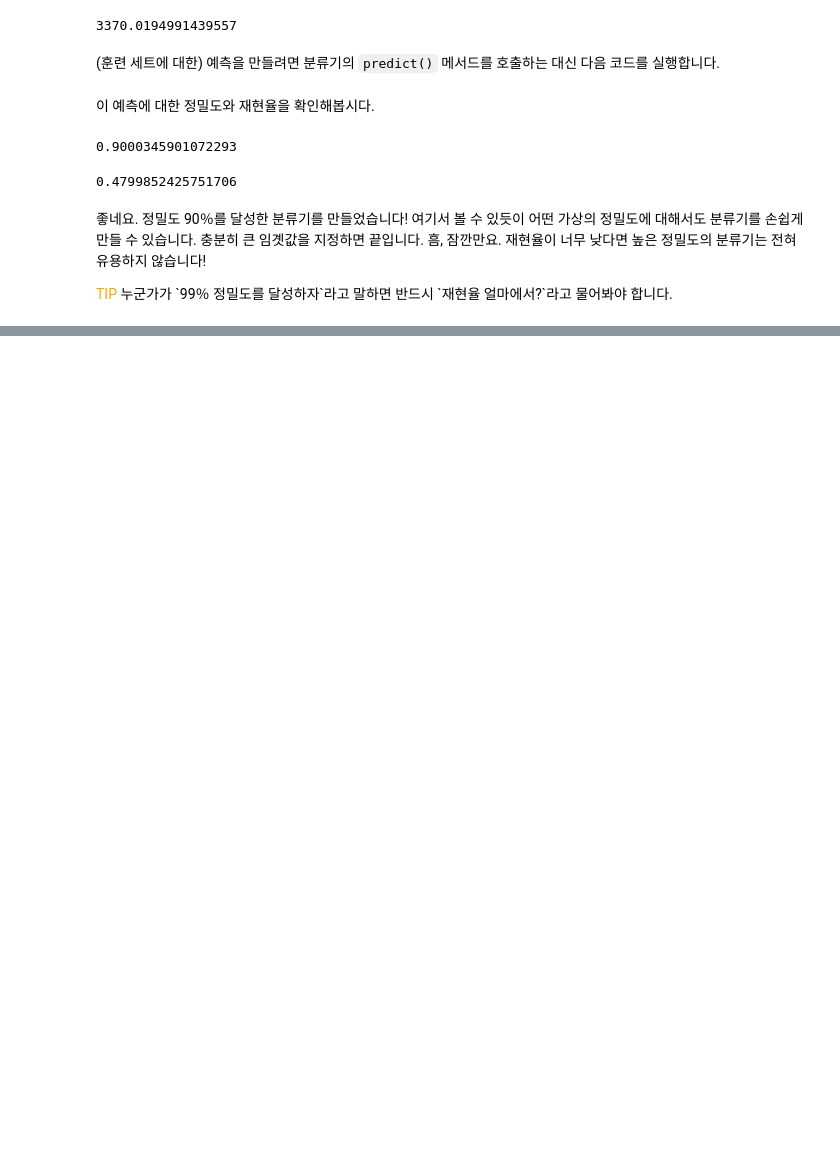
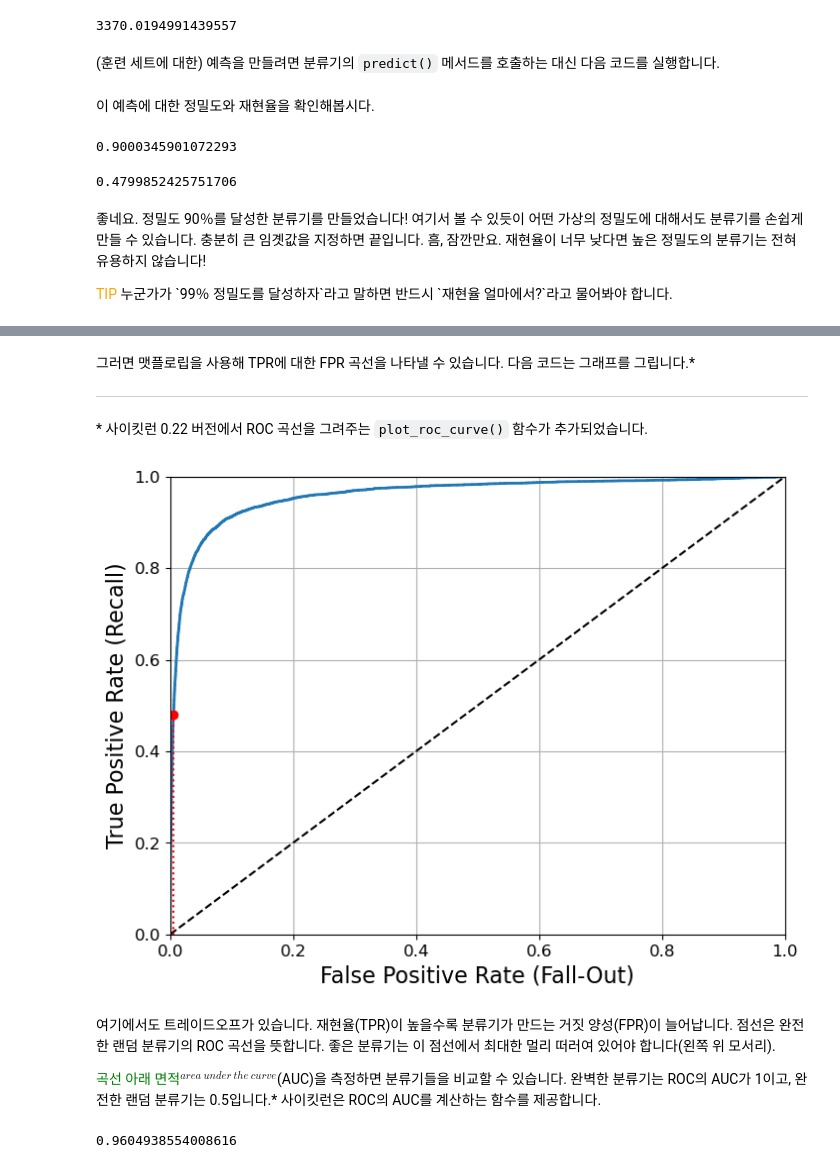
Before and after one commit to gsmin02/HandsOn-ML2-STUDY, a Jupyter notebook: Part 1/CHAPTER 3.ipynb, the cells around one changed output, grey strips where cells are left out. Cells and saved outputs as stored; diff of their text form; code cells hidden in the pictures; blank space fills up the shorter version.

```diff
--- a/Part 1/CHAPTER 3.ipynb
+++ b/Part 1/CHAPTER 3.ipynb
@@ -455,0 +467,38 @@ recall_score(y_train_5, y_train_pred_90)
+# %%
+from sklearn.metrics import roc_curve
+
+fpr, tpr, thresholds = roc_curve(y_train_5, y_scores)
+# %% [markdown]
+그러면 맷플로립을 사용해 TPR에 대한 FPR 곡선을 나타낼 수 있습니다. 다음 코드는 그래프를 그립니다.\*
+
+---
+
+\* 사이킷런 0.22 버전에서 ROC 곡선을 그려주는 `plot_roc_curve()` 함수가 추가되었습니다.
+# %%
+def plot_roc_curve(fpr, tpr, label=None):
+    plt.plot(fpr, tpr, linewidth=2, label=label)
+    plt.plot([0, 1], [0, 1], 'k--') # 대각 점선
+    plt.axis([0, 1, 0, 1])
+    plt.xlabel('False Positive Rate (Fall-Out)', fontsize=16)
+    plt.ylabel('True Positive Rate (Recall)', fontsize=16)
+    plt.grid(True)
+
+plt.figure(figsize=(8, 6))
+plot_roc_curve(fpr, tpr)
+fpr_90 = fpr[np.argmax(tpr >= recall_90_precision)]
+plt.plot([fpr_90, fpr_90], [0., recall_90_precision], "r:")
+plt.plot([0.0, fpr_90], [recall_90_precision, recall_90_precision], "r:")
+plt.plot([fpr_90], [recall_90_precision], "ro")
+plt.show()
+# %% [output]
+[figure, added]
+# %% [markdown]
+여기에서도 트레이드오프가 있습니다. 재현율(TPR)이 높을수록 분류기가 만드는 거짓 양성(FPR)이 늘어납니다. 점선은 완전한 랜덤 분류기의 ROC 곡선을 뜻합니다. 좋은 분류기는 이 점선에서 최대한 멀리 떠러여 있어야 합니다(왼쪽 위 모서리).
+
+<span style="color: #008000">곡선 아래 면적</span>$^{area \ under \ the \ curve}$(AUC)을 측정하면 분류기들을 비교할 수 있습니다. 완벽한 분류기는 ROC의 AUC가 1이고, 완전한 랜덤 분류기는 0.5입니다.\* 사이킷런은 ROC의 AUC를 계산하는 함수를 제공합니다.
+# %%
+from sklearn.metrics import roc_auc_score
+
+roc_auc_score(y_train_5, y_scores)
+# %% [output]
+0.9604938554008616
```
Also changed, not shown: parts of 1 cell of this notebook.
